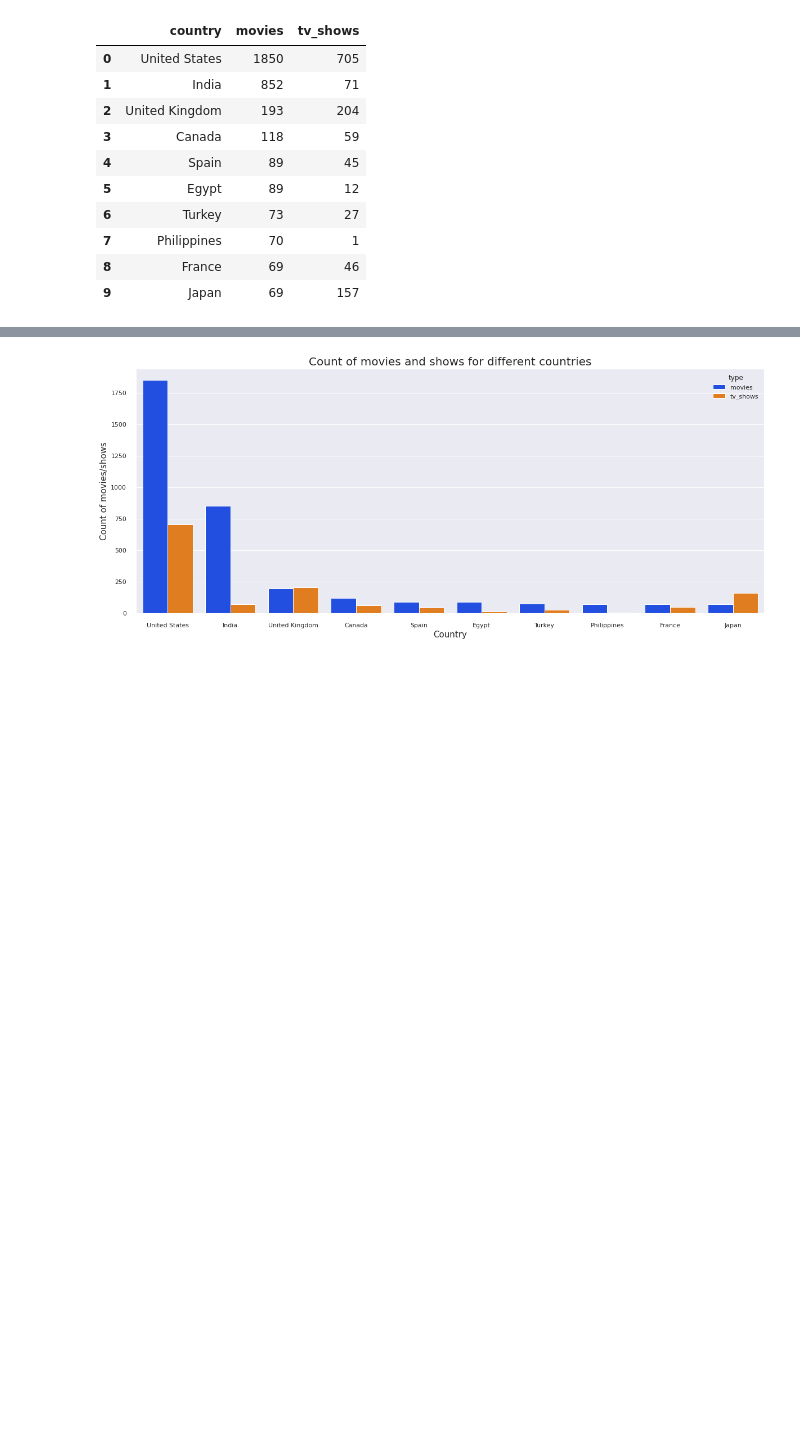
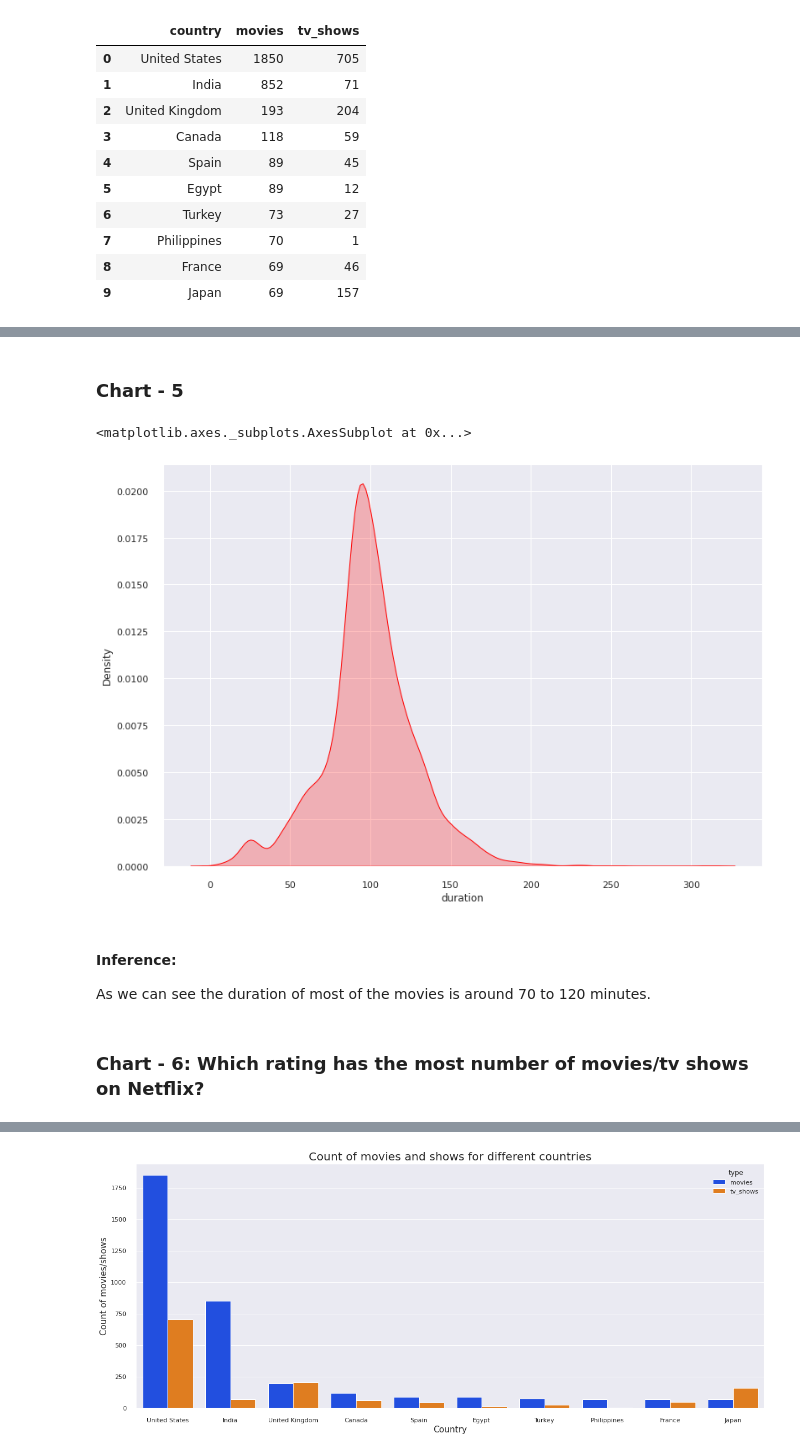
Before and after one commit to codeboy47/Netflix-movies-and-tv-shows-clustering, a Jupyter notebook: Individual_Notebook.ipynb, the cells around one changed output, grey strips where cells are left out. Cells and saved outputs as stored; diff of their text form; code cells hidden in the pictures; blank space fills up the shorter version.

```diff
--- a/Individual_Notebook.ipynb
+++ b/Individual_Notebook.ipynb
@@ -275,0 +297,6 @@ Inference:
+# %%
+# Creating Movie dataframe for duration
+netflix_movies_df = netflix_df[netflix_df['type'] == 'Movie']
+netflix_movies_df['duration'] = netflix_movies_df['duration'].str.replace(' min','')
+netflix_movies_df['duration'] = netflix_movies_df['duration'].astype(str).astype(int)
+netflix_movies_df['duration']
@@ -344,0 +553,13 @@ dfm = inner_df.melt('country', var_name = 'type', value_name = 'vals')
+# %% [markdown]
+### Chart - 5
+# %%
+# Chart - 8 visualization code
+sns.kdeplot(data = netflix_movies_df['duration'], shade = True, color = 'red')
+# %% [output]
+<matplotlib.axes._subplots.AxesSubplot at 0x...>
+[figure, added]
+# %% [markdown]
+#### Inference:
+As we can see the duration of most of the movies is around 70 to 120 minutes.
+# %% [markdown]
+### Chart - 6: Which rating has the most number of movies/tv shows on Netflix?
```
Also changed, not shown: parts of 143 cells of this notebook.
